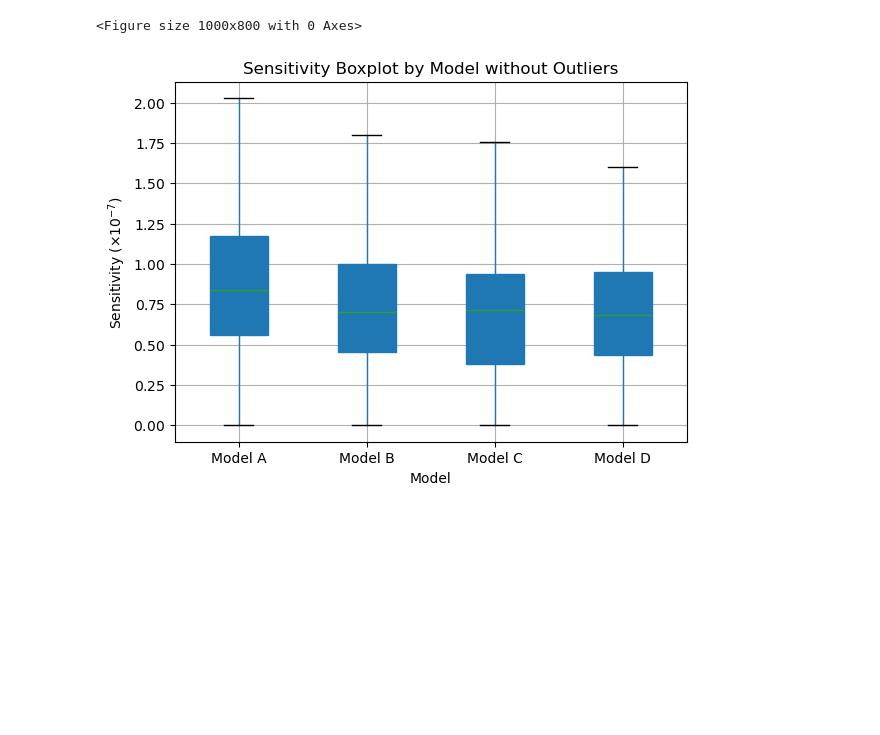
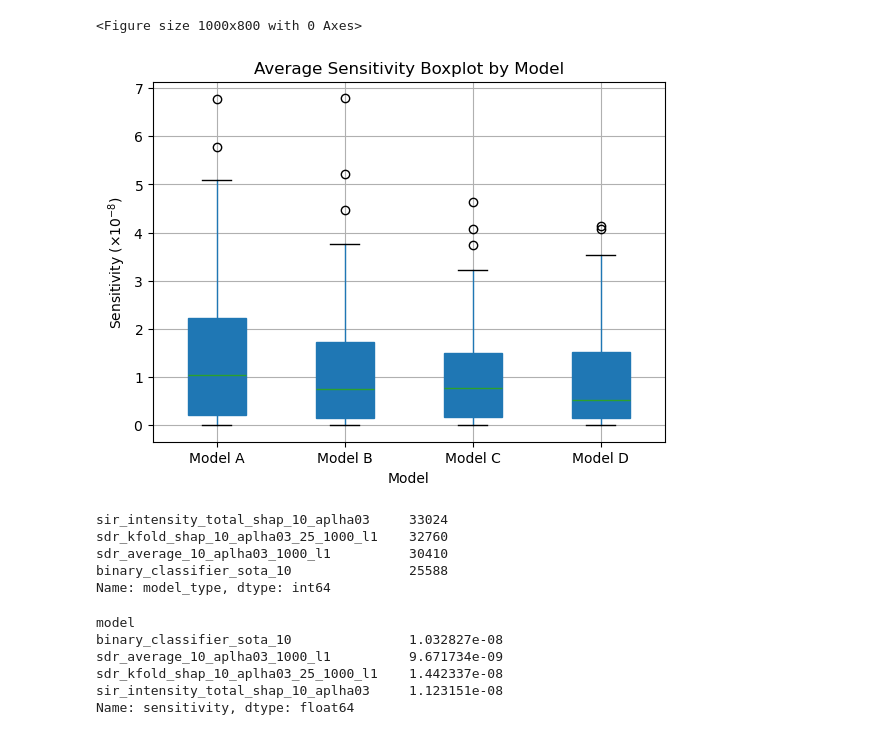
Before and after one commit to myanacondadonttt/RoofNetXAI, a Jupyter notebook: Notebooks/data_analysis.ipynb, the cells around one changed output. Saved outputs shown, nothing was run; the diff lists cells and outputs as text; code cells hidden in the pictures; blank space fills up the shorter version.

```diff
--- a/Notebooks/data_analysis.ipynb
+++ b/Notebooks/data_analysis.ipynb
@@ -9,7 +9,7 @@ import pandas as pd
 
 # Load the data from CSV file (assuming it's correctly formatted)
 # Load the data from CSV file
-sensitivity_results = pd.read_csv('/Users/Lisa/Desktop/Master Thesis/RoofNetXAI/Notebooks/past_values_10_03_new/sensitivity_results_1000_05_2.csv')
+sensitivity_results = pd.read_csv('/Users/Lisa/Desktop/Master Thesis/RoofNetXAI/Notebooks/past_values_10_03_new/sensitivity_results_1000_mse_same.csv')
 # Define function for formatting the y-axis labels to scientific notation
 def format_ylabel(ax, label):
     # Use the ticklabel_format to force scientific notation
@@ -28,33 +28,69 @@ def format_ylabel(ax, label):
     ax.set_ylabel(label_with_offset, fontsize=10)
     return ax
 
 # Map model names for readability
 model_name_mapping = {
     'sdr_kfold_shap_10_aplha03_25_1000_l1': 'Model A',
     'sir_intensity_total_shap_10_aplha03': 'Model B',
     'binary_classifier_sota_10': 'Model C',
     'sdr_average_10_aplha03_1000_l1': 'Model D'
 }
 sensitivity_results['model'] = sensitivity_results['model'].map(model_name_mapping)
 
 
 # Create the boxplot and keep references to the artist elements
 plt.figure(figsize=(10, 8))
-boxplot_artists = sensitivity_results.boxplot(column='sensitivity', by='model', patch_artist=True, showfliers=False, return_type='dict')
+boxplot_artists = sensitivity_results.boxplot(column='sensitivity', by='model', patch_artist=True, showfliers=True, return_type='dict')
 
 ax = plt.gca()
 format_ylabel(ax, "Sensitivity")
 
 # Removing pandas automatic 'Grouped by' title and setting our own
 plt.suptitle('')
-plt.title('Sensitivity Boxplot by Model without Outliers')
+plt.title('Average Sensitivity Boxplot by Model')
 
 # Labeling the axes
 plt.xlabel('Model')
 
 
 # Display the plot
 plt.show()
 # %% [output]
 <Figure size 1000x800 with 0 Axes>
-[figure, old version]
+[figure, new version]
+# %%
+
+# Load the CSV file
+file_path = '/Users/Lisa/Desktop/Master Thesis/RoofNetXAI/Notebooks/past_values_10_03_new/detailed_sensitivity_data_mse_same.csv'
+data = pd.read_csv(file_path)
+
+# Count the number of rows for each model type
+row_counts = data['model_type'].value_counts()
+
+# Print the counts
+print(row_counts)
+# %% [output]
+sir_intensity_total_shap_10_aplha03     33024
+sdr_kfold_shap_10_aplha03_25_1000_l1    32760
+sdr_average_10_aplha03_1000_l1          30410
+binary_classifier_sota_10               25588
+Name: model_type, dtype: int64
+# %%
+import pandas as pd
+
+# Load the CSV file
+file_path = '/Users/Lisa/Desktop/Master Thesis/RoofNetXAI/Notebooks/past_values_10_03_new/sensitivity_results_1000_mse_same.csv'
+data = pd.read_csv(file_path)
+
+# Group the data by model type and calculate the mean sensitivity
+average_sensitivities = data.groupby('model')['sensitivity'].mean()
+
+# Display the overall average sensitivities for each model
+print(average_sensitivities)
+# %% [output]
+model
+binary_classifier_sota_10               1.032827e-08
+sdr_average_10_aplha03_1000_l1          9.671734e-09
+sdr_kfold_shap_10_aplha03_25_1000_l1    1.442337e-08
+sir_intensity_total_shap_10_aplha03     1.123151e-08
+Name: sensitivity, dtype: float64
```
Also changed, not shown: parts of 8 cells of this notebook.
